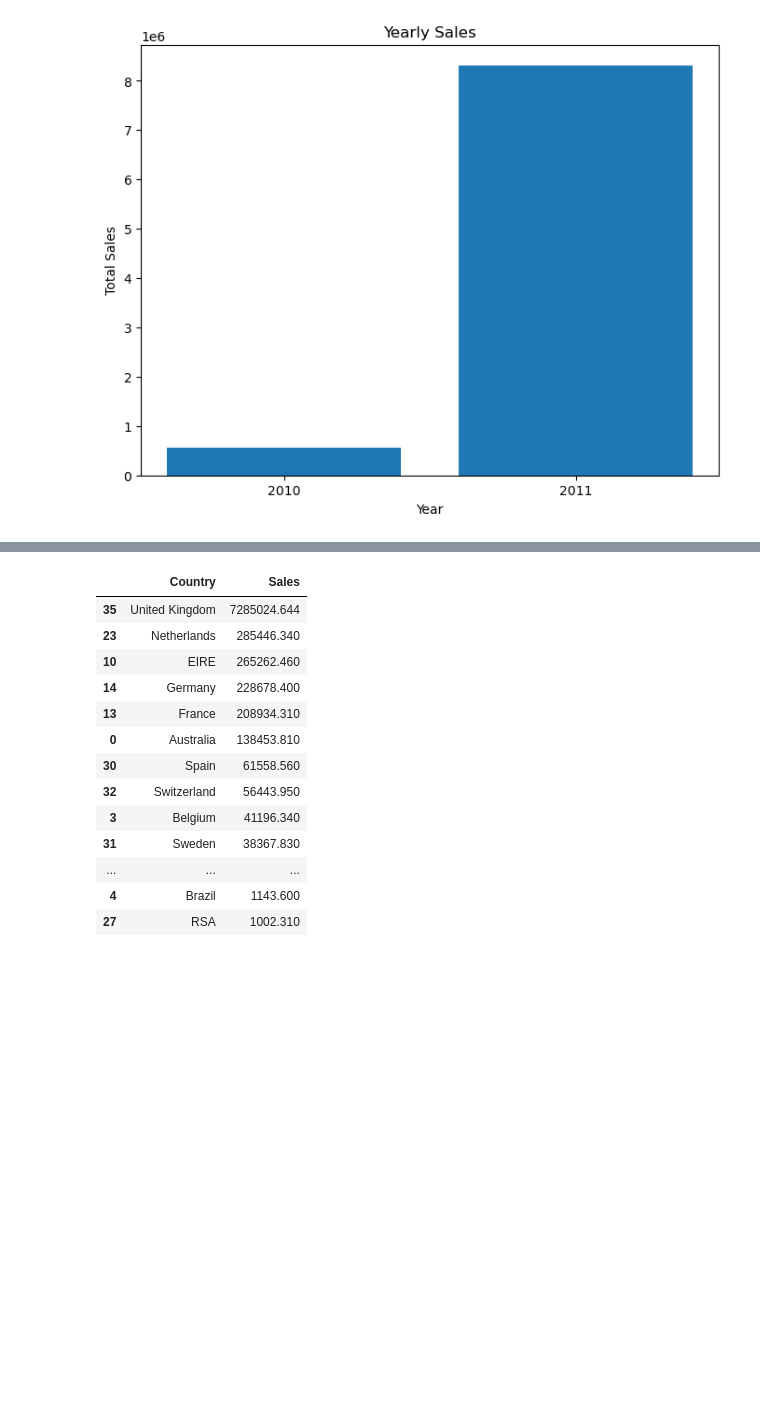
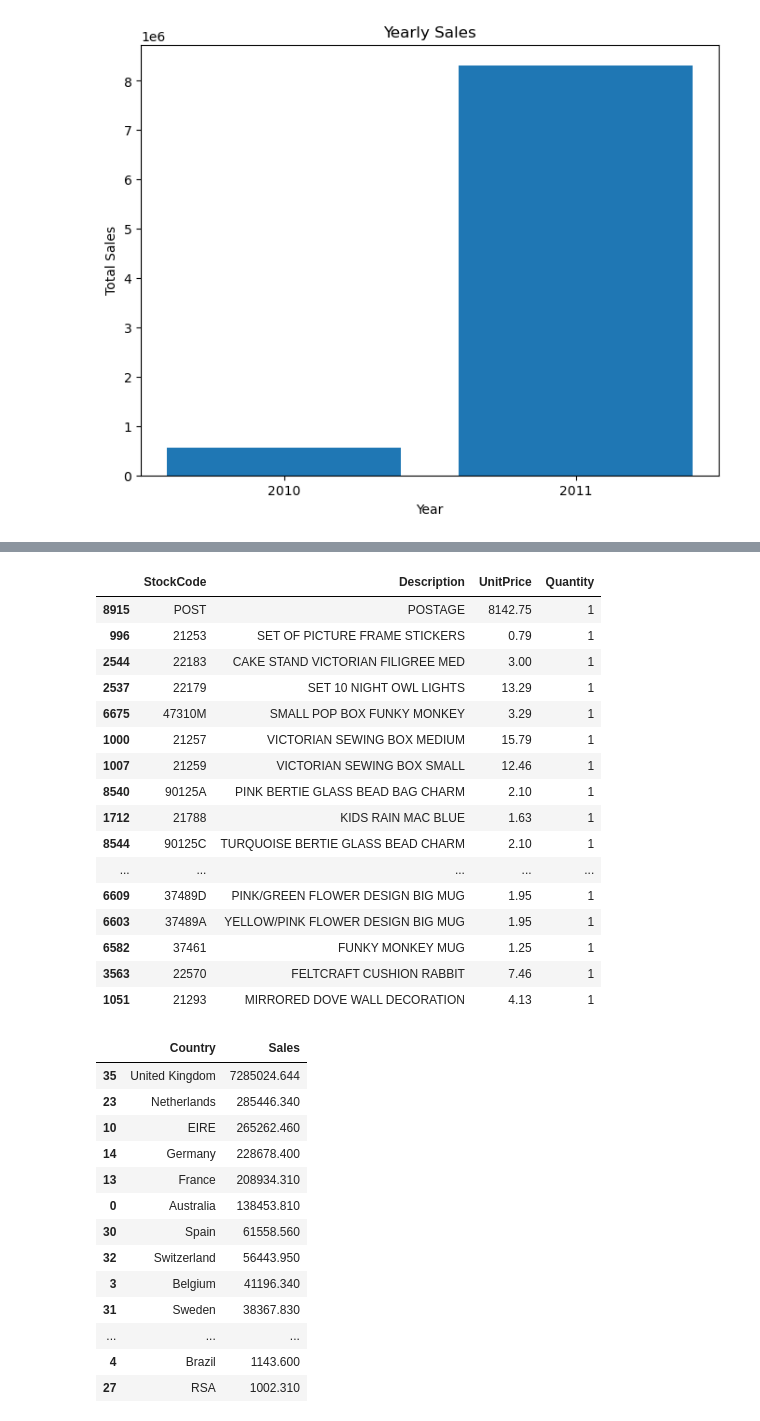
Before and after one commit to numanyusf/E-Commerce-Sales-Data-EDA, a Jupyter notebook: ecom.ipynb, the cells around one changed output, grey strips where cells are left out. Saved outputs shown, nothing was run; the diff lists cells and outputs as text; code cells hidden in the pictures; blank space fills up the shorter version.

```diff
--- a/ecom.ipynb
+++ b/ecom.ipynb
@@ -296 +324,23 @@ plt.show()
+# %%
+# 20 least sold item
+product_sales = df.groupby(['StockCode', 'Description', 'UnitPrice'])['Quantity'].sum().reset_index().sort_values(by='Quantity', ascending=True)
+product_sales.head(20)
+# %% [output]
+|  | StockCode | Description | UnitPrice | Quantity |
+| 8915 | POST | POSTAGE | 8142.75 | 1 |
+| 996 | 21253 | SET OF PICTURE FRAME STICKERS | 0.79 | 1 |
+| 2544 | 22183 | CAKE STAND VICTORIAN FILIGREE MED | 3.00 | 1 |
+| 2537 | 22179 | SET 10 NIGHT OWL LIGHTS | 13.29 | 1 |
+| 6675 | 47310M | SMALL POP BOX FUNKY MONKEY | 3.29 | 1 |
+| 1000 | 21257 | VICTORIAN SEWING BOX MEDIUM | 15.79 | 1 |
+| 1007 | 21259 | VICTORIAN SEWING BOX SMALL | 12.46 | 1 |
+| 8540 | 90125A | PINK BERTIE GLASS BEAD BAG CHARM | 2.10 | 1 |
+| 1712 | 21788 | KIDS RAIN MAC BLUE | 1.63 | 1 |
+| 8544 | 90125C | TURQUOISE BERTIE GLASS BEAD CHARM | 2.10 | 1 |
+| ... | ... | ... | ... | ... |
+| 6609 | 37489D | PINK/GREEN FLOWER DESIGN BIG MUG | 1.95 | 1 |
+| 6603 | 37489A | YELLOW/PINK FLOWER DESIGN BIG MUG | 1.95 | 1 |
+| 6582 | 37461 | FUNKY MONKEY MUG | 1.25 | 1 |
+| 3563 | 22570 | FELTCRAFT CUSHION RABBIT | 7.46 | 1 |
+| 1051 | 21293 | MIRRORED DOVE WALL DECORATION | 4.13 | 1 |
 # %%
```
Also changed, not shown: parts of 6 cells of this notebook, 1 other file.
